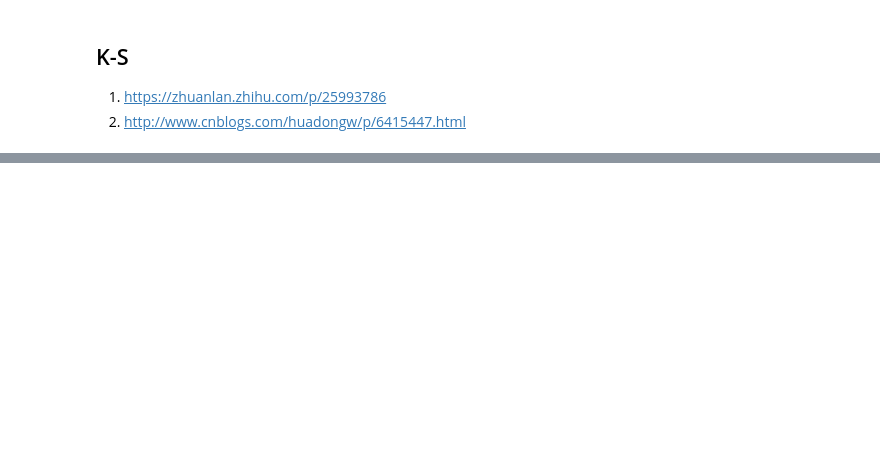
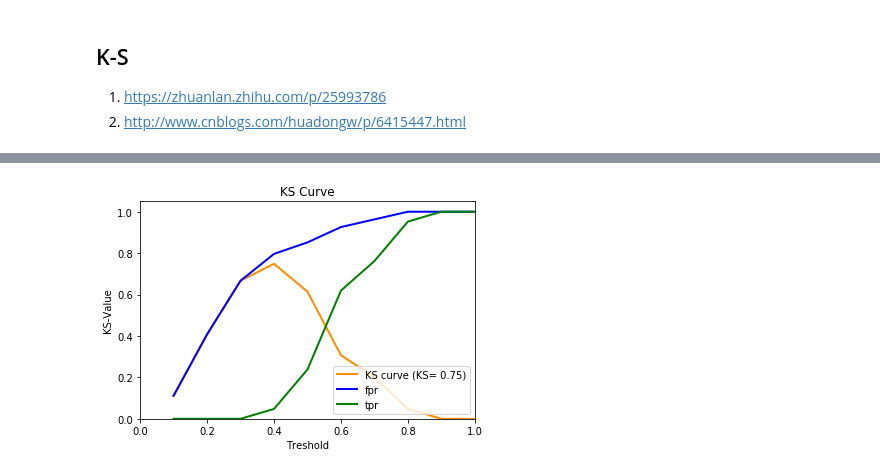
Before and after one commit to ntuaha/Esun_Tutor, a Jupyter notebook: dp/模型驗證標準化作業.ipynb, the cells around one changed output, grey strips where cells are left out. Drawn from its saved outputs; the diff is of its cells as text; code cells hidden in the pictures; blank space fills up the shorter version.

```diff
--- a/dp/模型驗證標準化作業.ipynb
+++ b/dp/模型驗證標準化作業.ipynb
@@ -137,0 +167,3 @@ plt.show()
+# %%
+i = 0
+y_test,y_test_p,y_test_v = Y_test[:, i], Y_score_2[:, i], Y_predict[:,i]
@@ -146,3 +251,3 @@ import numpy as np
 # %%
-a= np.random.rand(10)
-bins = np.array([-0.1,0.1,0.2,0.3,0.4,0.5,0.6,0.7,0.8,0.9,1.0])
+# a= np.random.rand(100)
+bins = np.array([0.0,0.1,0.2,0.3,0.4,0.5,0.6,0.7,0.8,0.9,1.0])
@@ -170,0 +308,5 @@ len(bins)
+# %%
+data = {"Y":y_test,"Y_hat":y_test_p}
+df = pd.DataFrame(data)
+df['group'] = pd.cut(df["Y_hat"], bins= bins, right=False)
+df.head()
@@ -170,0 +320,6 @@ len(bins)
+# %%
+df3 = pd.pivot_table(df.sort_values(by='group'),values = ['group'],index='group',columns='Y',aggfunc=len,fill_value=0)
+df4 = np.cumsum(df3)
+df5 = df4/df4.max(axis=0)
+ks = np.max(abs(df5.iloc[:,0] - df5.iloc[:,1]))
+print('ks: %0.2f'%ks)
@@ -171,2 +359,18 @@ len(bins)
+# %%
+plt.figure()
+lw = 2
+plt.plot(bins[1:],abs(df5.iloc[:,0] - df5.iloc[:,1]), color='darkorange',lw=lw, label='KS curve (KS= %0.2f)' % ks)
+plt.plot(bins[1:], df5.iloc[:,0].reset_index(drop=True), color='blue',lw=lw, label='fpr')
+plt.plot(bins[1:], df5.iloc[:,1].reset_index(drop=True), color='green',lw=lw, label='tpr')
+#plt.plot([0, 1], [0, 1], color='navy', lw=lw, linestyle='--')
+plt.xlim([0.0, 1.0])
+plt.ylim([0.0, 1.05])
+plt.xlabel('Treshold')
+plt.ylabel('KS-Value')
+plt.title('KS Curve')
+plt.legend(loc="lower right")
+plt.show()
+# %% [output]
+[figure, added]
 # %%
 # 資料區分原來的Y 與 預測的Y
```
Also changed, not shown: parts of 43 cells of this notebook.
